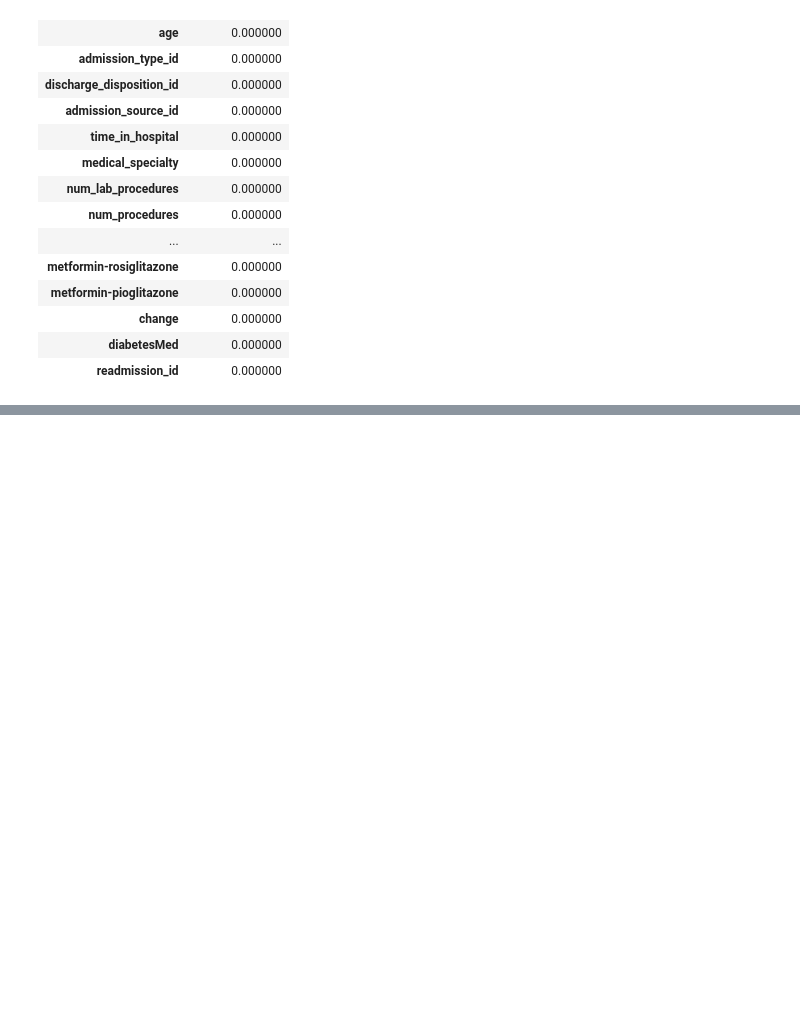
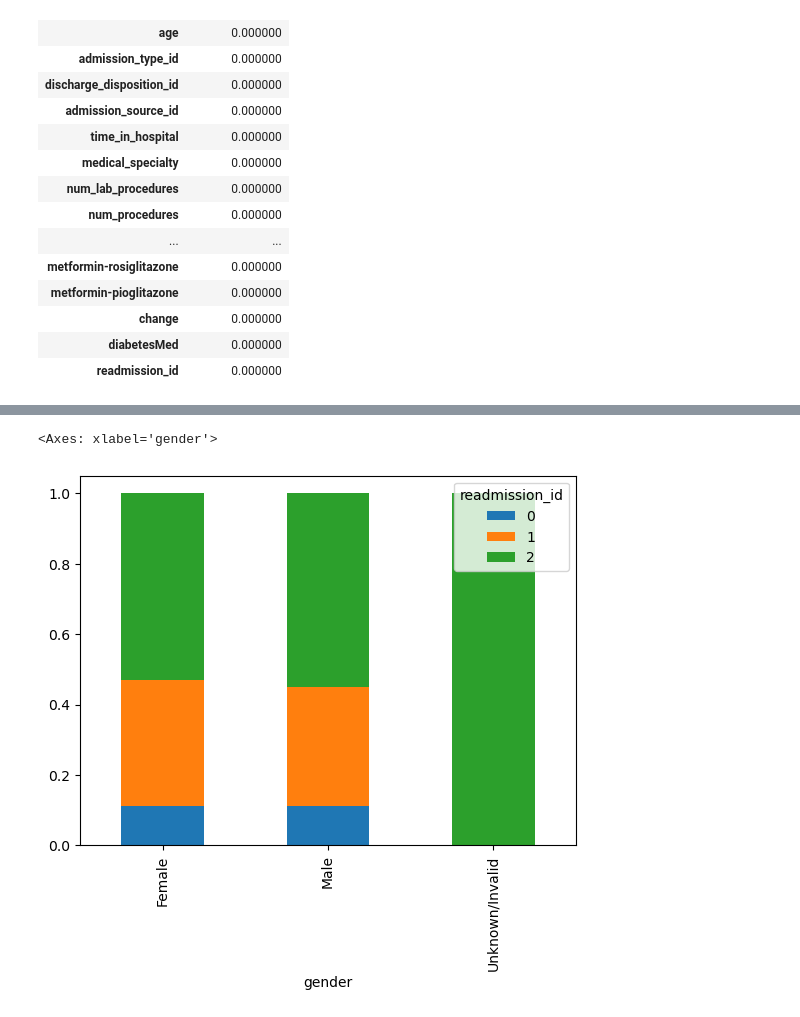
Before and after one commit to SSS-192858/Canadian_re-admittance_ML, a Jupyter notebook: data_cleansing.ipynb, the cells around one changed output, grey strips where cells are left out. Saved outputs shown, nothing was run; the diff lists cells and outputs as text; code cells hidden in the pictures; blank space fills up the shorter version.

```diff
--- a/data_cleansing.ipynb
+++ b/data_cleansing.ipynb
@@ -160,0 +245,6 @@ percentages_df
+# %%
+df_grouped = df.groupby(by=['gender'])['readmission_id'].value_counts(normalize=True).unstack('readmission_id')
+df_grouped.plot.bar(stacked=True)
+# %% [output]
+<Axes: xlabel='gender'>
+[figure, added]
```
Also changed, not shown: parts of 23 cells of this notebook.
